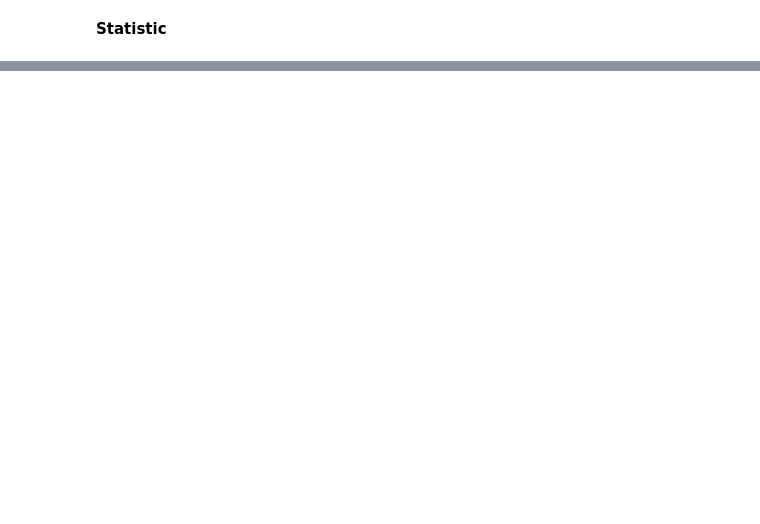
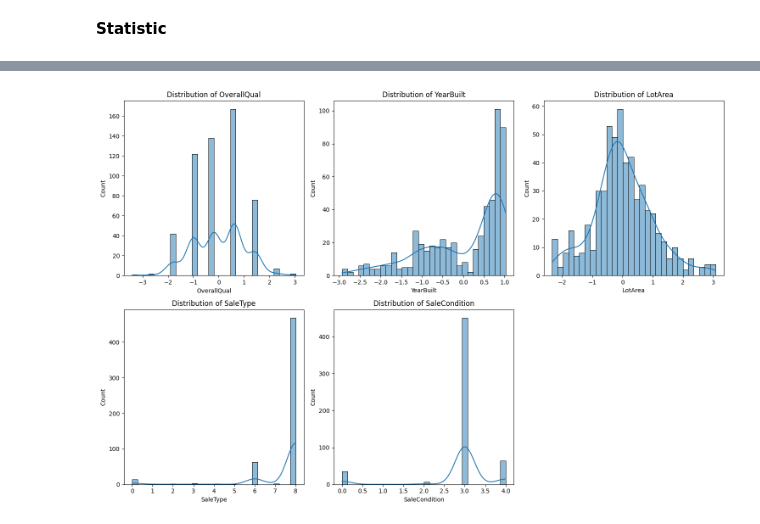
Before and after one commit to IIK99/Data-Mining-or-Big-Data-UNPAM, a Jupyter notebook: Machine Learning/house_price_prediction.ipynb, the cells around one changed output, grey strips where cells are left out. Drawn from its saved outputs; the diff is of its cells as text; code cells hidden in the pictures; blank space fills up the shorter version.

```diff
--- a/Machine Learning/house_price_prediction.ipynb
+++ b/Machine Learning/house_price_prediction.ipynb
@@ -164,0 +262,4 @@ dtype: int64
+# %%
+# menghapus baris duplikat
+df = df.drop_duplicates()
+print(df)
@@ -164,0 +284,3 @@ dtype: int64
+# %%
+categorical_features = df.select_dtypes(include=["object"]).columns
+df[categorical_features]
@@ -164,0 +322,12 @@ dtype: int64
+# %%
+from sklearn.preprocessing import LabelEncoder
+
+# Inisialisasi LabelEncoder
+label_encoder = LabelEncoder()
+df_lencoder = pd.DataFrame()
+
+for col in categorical_features:
+    df_lencoder[col] = label_encoder.fit_transform(df[col])
+
+# menampilkan hasil
+df_lencoder
@@ -164,0 +404,23 @@ dtype: int64
+# %%
+# Salin dataframe asli
+df_encoded = df.copy()
+
+# Encode hanya kolom kategorikal
+label_encoder = LabelEncoder()
+
+for col in categorical_features:
+    df_encoded[col] = label_encoder.fit_transform(df_encoded[col].astype(str))
+# %%
+columns_to_plot = ["OverallQual", "YearBuilt", "LotArea", "SaleType", "SaleCondition"]
+
+plt.figure(figsize=(15, 10))
+
+for i, column in enumerate(columns_to_plot, 1):
+    plt.subplot(2, 3, i)
+    sns.histplot(df_encoded[column], kde=True, bins=30)
+    plt.title(f"Distribution of {column}")
+
+plt.tight_layout()
+plt.show()
+# %% [output]
+[figure, added]
```
Also changed, not shown: parts of 61 cells of this notebook, 2 other files.
